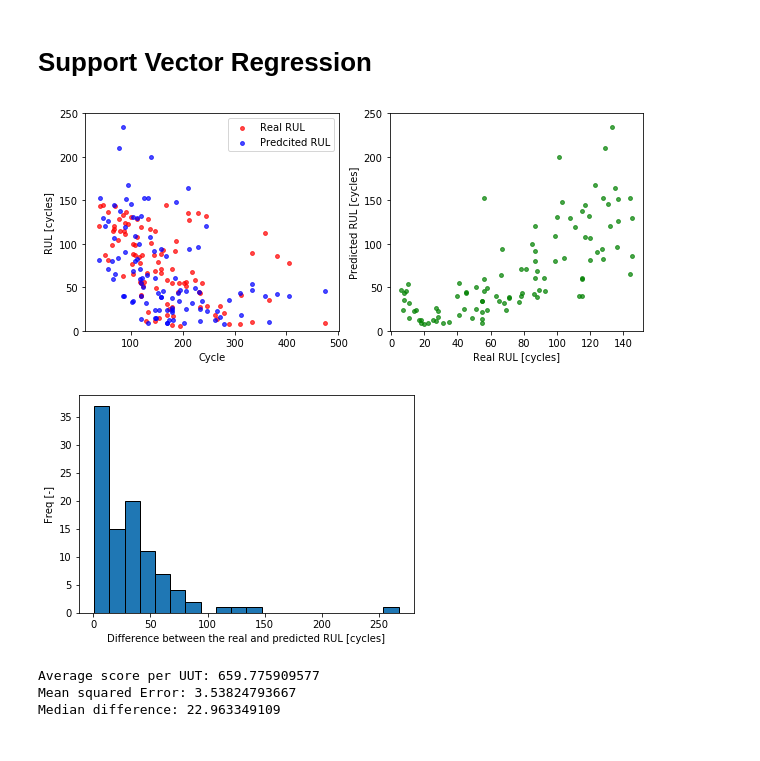
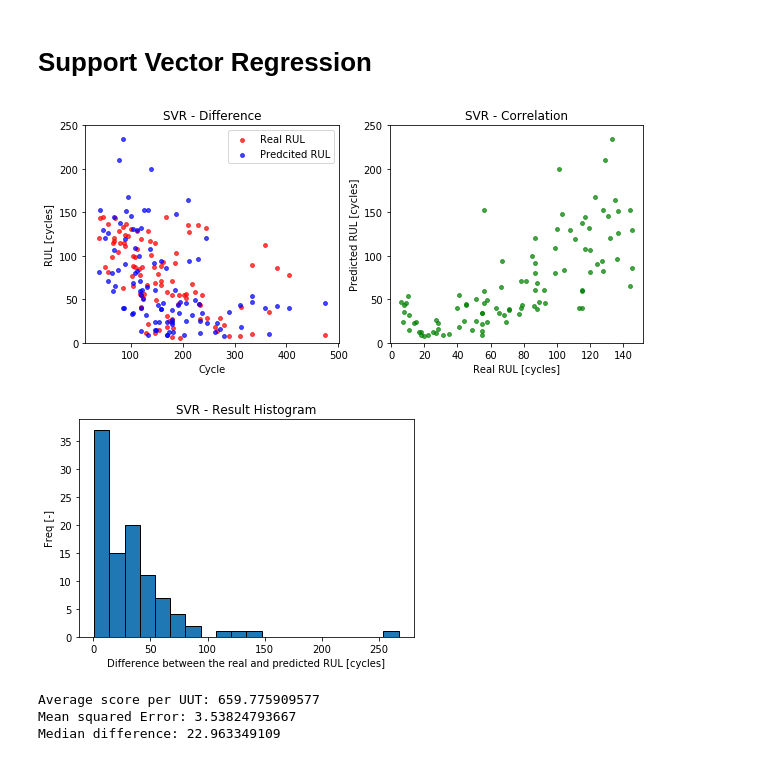
Before and after one commit to jancervenka/turbofan_failure, a Jupyter notebook: turbofan.ipynb, the cells around one changed output. Saved outputs shown, nothing was run; the diff lists cells and outputs as text; code cells hidden in the pictures.

```diff
--- a/turbofan.ipynb
+++ b/turbofan.ipynb
@@ -161,28 +167,35 @@ y_pred_svm = model.predict(X_pred)
 # %%
 fig, axes = plt.subplots(nrows = 1, ncols = 2, figsize = (10, 4))
 
 axes[0].scatter(test_rows['cycle'], y_real, color = 'red', label = 'Real RUL', alpha = 0.7, s = 15)
 axes[0].scatter(test_rows['cycle'], y_pred_svm, color = 'blue', label = 'Predcited RUL', alpha = 0.7, s = 15)
 axes[0].set_xlabel('Cycle')
 axes[0].set_ylabel('RUL [cycles]')
 axes[0].set_ylim([0, 250])
+axes[0].set_title('SVR - Difference')
 
 axes[1].scatter(y_real, y_pred_svm, color = 'green', alpha = 0.7, s = 15)
 axes[1].set_xlabel('Real RUL [cycles]')
 axes[1].set_ylabel('Predicted RUL [cycles]')
 axes[1].set_ylim([0, 250])
+axes[1].set_title('SVR - Correlation')
+
 
 axes[0].legend()
+
+plt.savefig('img/scatter_svm.png')
 plt.show()
 # %% [output]
-[figure, old version]
+[figure, new version]
 # %%
 plt.hist(np.abs(y_real - y_pred), bins = 20, edgecolor='black')
 plt.xlabel('Difference between the real and predicted RUL [cycles]')
 plt.ylabel('Freq [-]')
+plt.title('SVR - Result Histogram')
+plt.savefig('img/hist_svm.png')
 plt.show()
 # %% [output]
-[figure, old version]
+[figure, new version]
 # %%
 print('Average score per UUT:', compute_score(y_real, y_pred_svm) / 100)
 print('Mean squared Error:', MSE(y_real, y_pred_svm))
```
Also changed, not shown: parts of 2 cells of this notebook, 5 other files.
